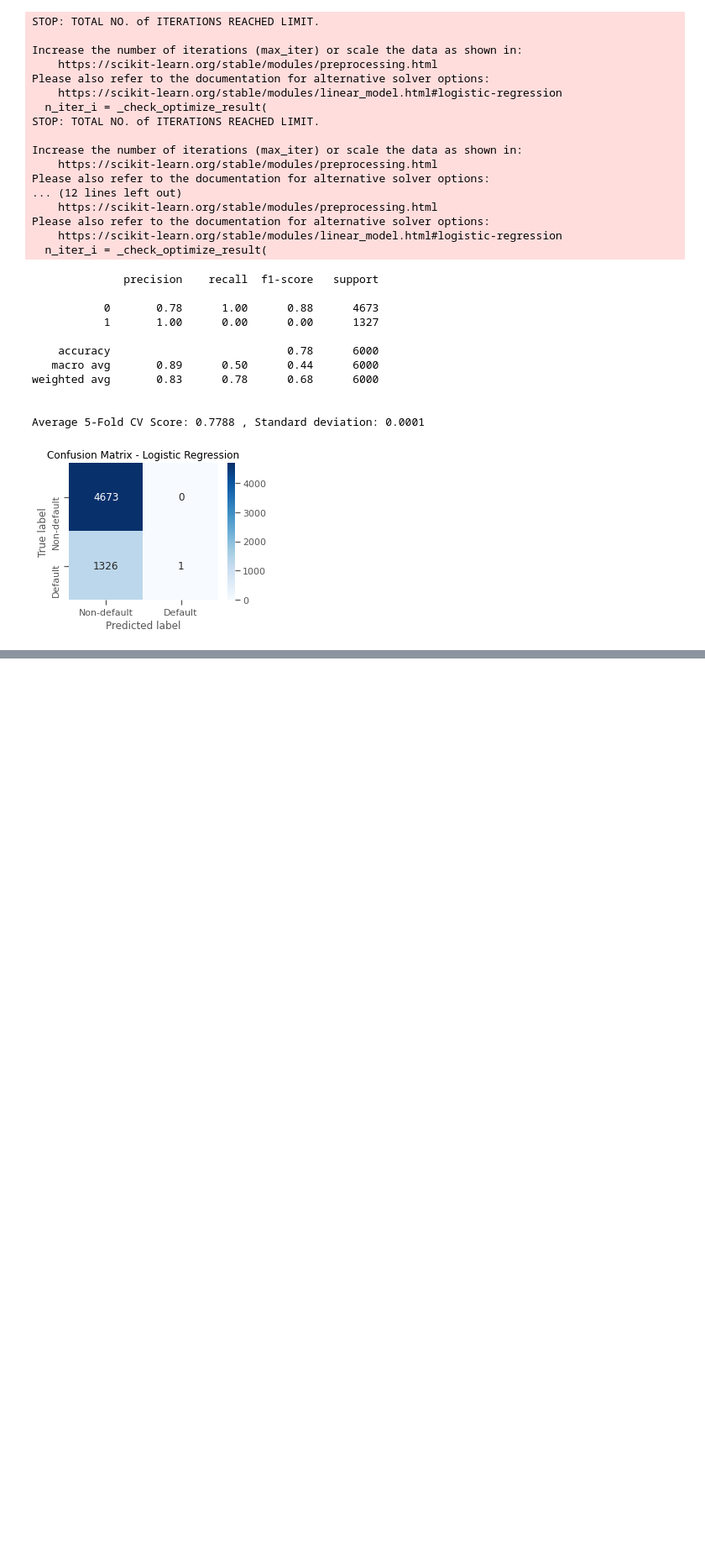
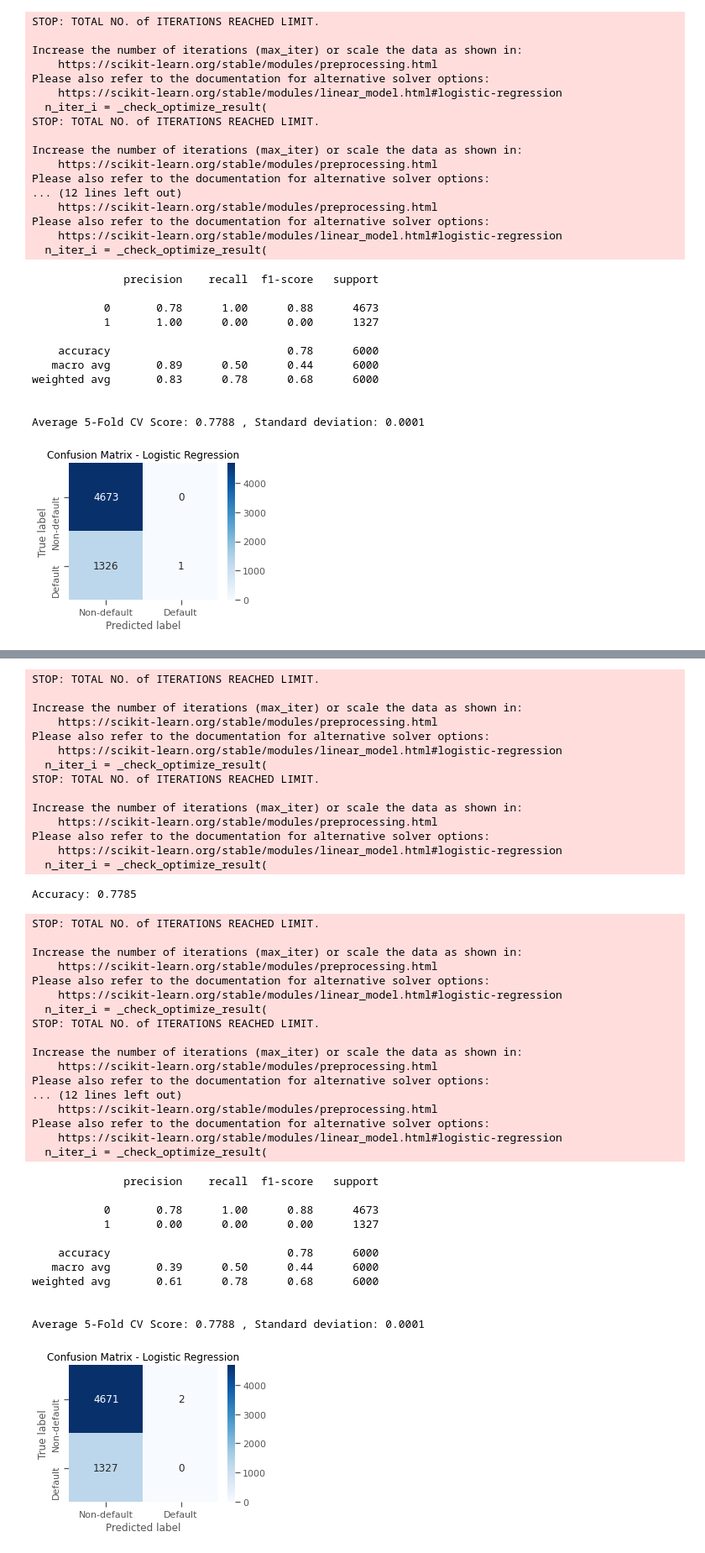
Before and after one commit to Macedon93/Data-Mining, a Jupyter notebook: Assignment 4/A4 (1).ipynb, the cells around one changed output, grey strips where cells are left out. Shown at 84% size. Drawn from its saved outputs; the diff is of its cells as text; code cells hidden in the pictures; blank space fills up the shorter version.

```diff
--- a/Assignment 4/A4 (1).ipynb
+++ b/Assignment 4/A4 (1).ipynb
@@ -534,0 +604,69 @@ Average 5-Fold CV Score: 0.7788 , Standard deviation: 0.0001
+# %%
+LR = LogisticRegression(C=0.00585, random_state=0)
+LR.fit(X_train, y_train)
+y_pred = LR.predict(X_test)
+print('Accuracy:', metrics.accuracy_score(y_pred,y_test))
+
+## 5-fold cross-validation
+cv_scores =cross_val_score(LR, X, y, cv=5)
+
+# Print the 5-fold cross-validation scores
+print()
+print(classification_report(y_test, y_pred))
+print()
+print("Average 5-Fold CV Score: {}".format(round(np.mean(cv_scores),4)),
+      ", Standard deviation: {}".format(round(np.std(cv_scores),4)))
+
+plt.figure(figsize=(4,3))
+ConfMatrix = confusion_matrix(y_test,LR.predict(X_test))
+sns.heatmap(ConfMatrix,annot=True, cmap="Blues", fmt="d",
+            xticklabels = ['Non-default', 'Default'],
+            yticklabels = ['Non-default', 'Default'])
+plt.ylabel('True label')
+plt.xlabel('Predicted label')
+plt.title("Confusion Matrix - Logistic Regression");
+# %% [output]
+STOP: TOTAL NO. of ITERATIONS REACHED LIMIT.
+
+Increase the number of iterations (max_iter) or scale the data as shown in:
+    https://scikit-learn.org/stable/modules/preprocessing.html
+Please also refer to the documentation for alternative solver options:
+    https://scikit-learn.org/stable/modules/linear_model.html#logistic-regression
+  n_iter_i = _check_optimize_result(
+STOP: TOTAL NO. of ITERATIONS REACHED LIMIT.
+
+Increase the number of iterations (max_iter) or scale the data as shown in:
+    https://scikit-learn.org/stable/modules/preprocessing.html
+Please also refer to the documentation for alternative solver options:
+    https://scikit-learn.org/stable/modules/linear_model.html#logistic-regression
+  n_iter_i = _check_optimize_result(
+Accuracy: 0.7785
+STOP: TOTAL NO. of ITERATIONS REACHED LIMIT.
+
+Increase the number of iterations (max_iter) or scale the data as shown in:
+    https://scikit-learn.org/stable/modules/preprocessing.html
+Please also refer to the documentation for alternative solver options:
+    https://scikit-learn.org/stable/modules/linear_model.html#logistic-regression
+  n_iter_i = _check_optimize_result(
+STOP: TOTAL NO. of ITERATIONS REACHED LIMIT.
+
+Increase the number of iterations (max_iter) or scale the data as shown in:
+    https://scikit-learn.org/stable/modules/preprocessing.html
+Please also refer to the documentation for alternative solver options:
+... (12 lines left out)
+    https://scikit-learn.org/stable/modules/preprocessing.html
+Please also refer to the documentation for alternative solver options:
+    https://scikit-learn.org/stable/modules/linear_model.html#logistic-regression
+  n_iter_i = _check_optimize_result(
+              precision    recall  f1-score   support
+
+           0       0.78      1.00      0.88      4673
+           1       0.00      0.00      0.00      1327
+
+    accuracy                           0.78      6000
+   macro avg       0.39      0.50      0.44      6000
+weighted avg       0.61      0.78      0.68      6000
+
+
+Average 5-Fold CV Score: 0.7788 , Standard deviation: 0.0001
+[figure, added]
```
Also changed, not shown: parts of 3 cells of this notebook.
